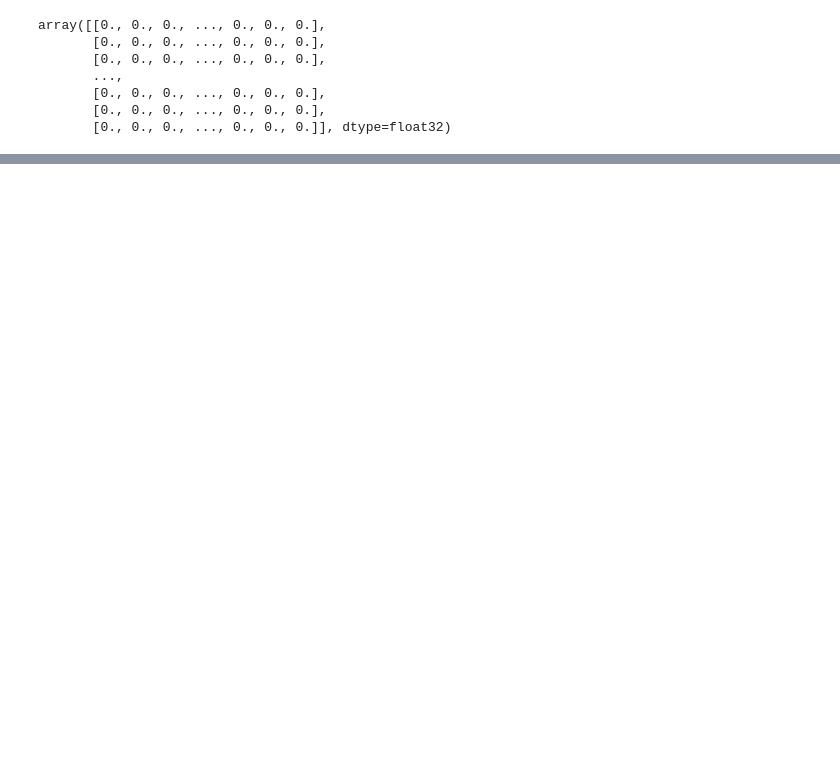
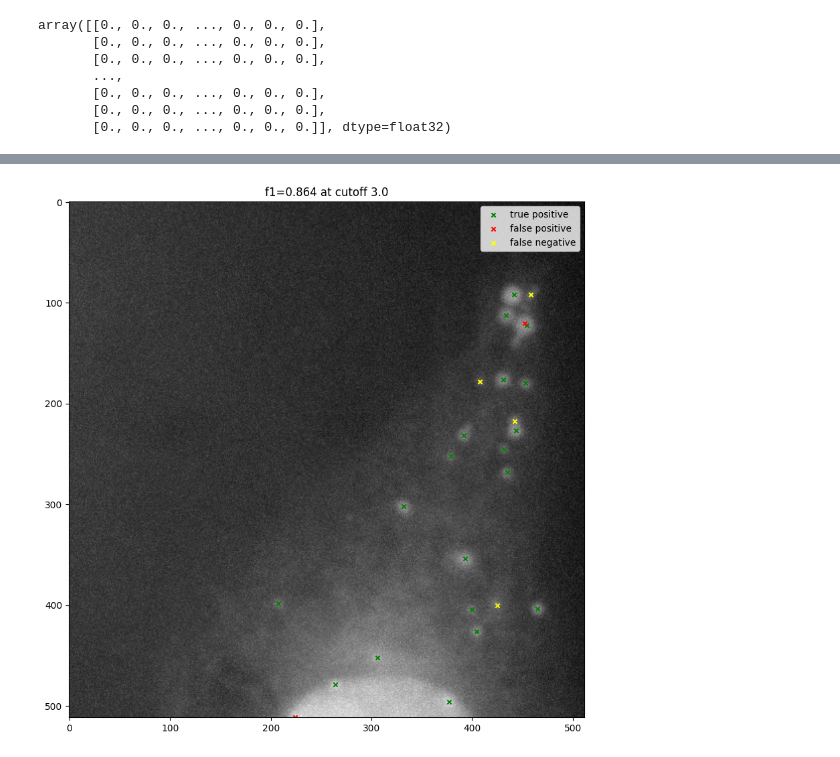
Before and after one commit to UFISH-Team/U-FISH, a Jupyter notebook: notebooks/test.ipynb, the cells around one changed output, grey strips where cells are left out. Saved outputs shown, nothing was run; the diff lists cells and outputs as text; code cells hidden in the pictures; blank space fills up the shorter version.

```diff
--- a/notebooks/test.ipynb
+++ b/notebooks/test.ipynb
@@ -57,3 +48,7 @@ ufish.evaluate_result(pred, true)
 | 47 | 2.877551 | 0.863636 | 0.740222 | [(1.1243597142857027, 0.001304142... | 0.65167 | 0.676167 |
 | 48 | 2.938776 | 0.863636 | 0.740222 | [(1.1243597142857027, 0.001304142... | 0.65167 | 0.676167 |
 | 49 | 3.000000 | 0.863636 | 0.740222 | [(1.1243597142857027, 0.001304142... | 0.65167 | 0.676167 |
+# %%
+fig = ufish.plot_evaluate(img, pred, true)
+# %% [output]
+[figure, added]
```
Also changed, not shown: parts of 4 cells of this notebook, 4 other files.
